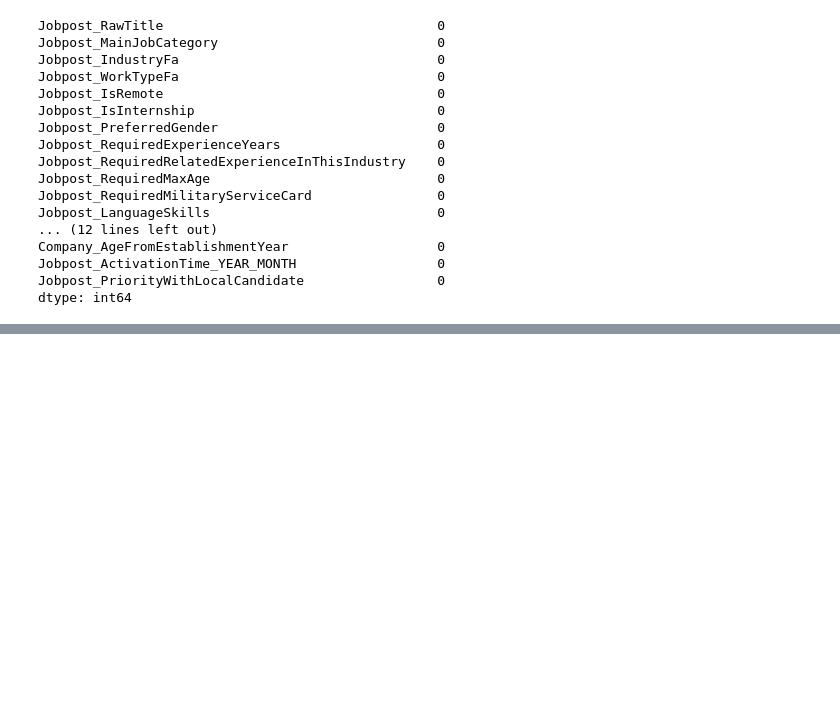
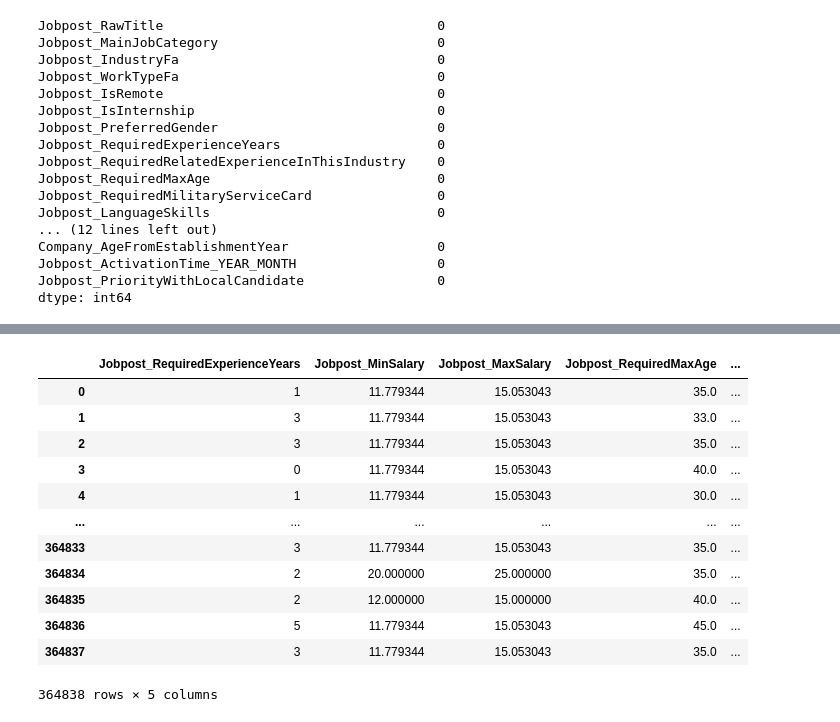
Before and after one commit to sepehr21ar/JobVision, a Jupyter notebook: main.ipynb, the cells around one changed output, grey strips where cells are left out. Cells and saved outputs as stored; diff of their text form; code cells hidden in the pictures; blank space fills up the shorter version.

```diff
--- a/main.ipynb
+++ b/main.ipynb
@@ -11,7 +13,7 @@ import seaborn as sns
 # import plotly
 # %%
 
-df = pd.read_csv("C:\\Users\\Sepehr\\ML_file\\JobVision\\JobVision_Jobposts_Dataset.csv")
+df = pd.read_csv("C:\\Users\\Sepehr\\ML_file\\JobVision_Jobposts_Dataset.csv")
 
 df.head()
 # %% [output]
@@ -272,0 +365,16 @@ dtype: int64
+# %%
+df_new[['Jobpost_RequiredExperienceYears', 'Jobpost_MinSalary', 'Jobpost_MaxSalary', 'Jobpost_RequiredMaxAge', 'Company_AgeFromEstablishmentYear']]
+# %% [output]
+|  | Jobpost_RequiredExperienceYears | Jobpost_MinSalary | Jobpost_MaxSalary | Jobpost_RequiredMaxAge | ... |
+| 0 | 1 | 11.779344 | 15.053043 | 35.0 | ... |
+| 1 | 3 | 11.779344 | 15.053043 | 33.0 | ... |
+| 2 | 3 | 11.779344 | 15.053043 | 35.0 | ... |
+| 3 | 0 | 11.779344 | 15.053043 | 40.0 | ... |
+| 4 | 1 | 11.779344 | 15.053043 | 30.0 | ... |
+| ... | ... | ... | ... | ... | ... |
+| 364833 | 3 | 11.779344 | 15.053043 | 35.0 | ... |
+| 364834 | 2 | 20.000000 | 25.000000 | 35.0 | ... |
+| 364835 | 2 | 12.000000 | 15.000000 | 40.0 | ... |
+| 364836 | 5 | 11.779344 | 15.053043 | 45.0 | ... |
+| 364837 | 3 | 11.779344 | 15.053043 | 35.0 | ... |
+364838 rows × 5 columns
```
Also changed, not shown: parts of 8 cells of this notebook.
